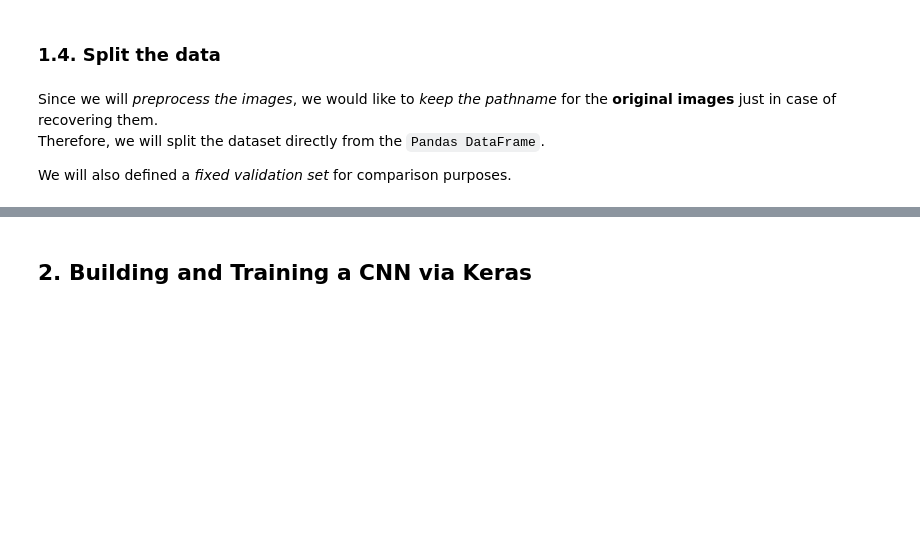
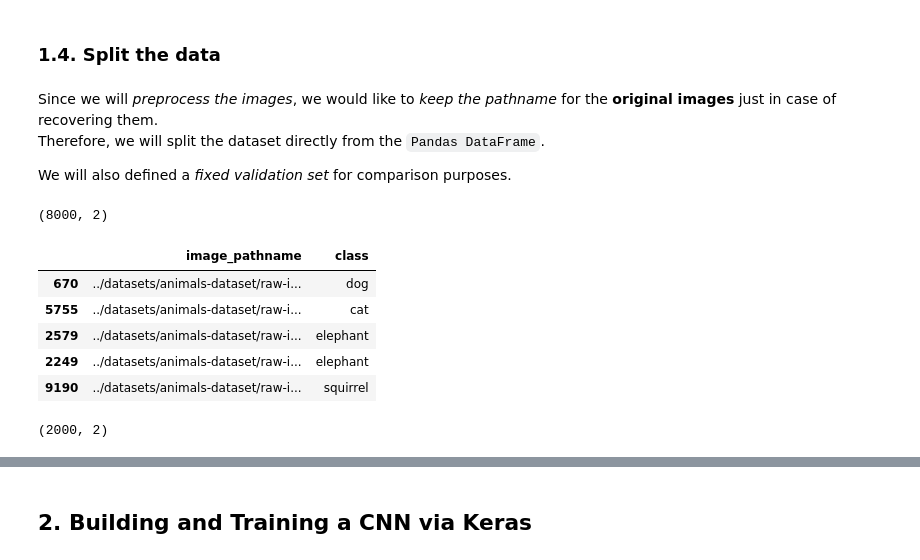
Before and after one commit to iamsamucoding/IFSP-CMP-D3APL-2023.1, a Jupyter notebook: cnn/animals_dataset_v1.ipynb, the cells around one changed output, grey strips where cells are left out. Drawn from its saved outputs; the diff is of its cells as text; code cells hidden in the pictures; blank space fills up the shorter version.

```diff
--- a/cnn/animals_dataset_v1.ipynb
+++ b/cnn/animals_dataset_v1.ipynb
@@ -125,6 +138,23 @@ from sklearn.model_selection import train_test_split
 labels = dataset_df['class']
 
 dataset_df_full_train, dataset_df_test = train_test_split(dataset_df, test_size=0.2, random_state=42, stratify=labels)
+# %%
+dataset_df_full_train.shape
+# %% [output]
+(8000, 2)
+# %%
+dataset_df_full_train.head()
+# %% [output]
+|  | image_pathname | class |
+| 670 | ../datasets/animals-dataset/raw-i... | dog |
+| 5755 | ../datasets/animals-dataset/raw-i... | cat |
+| 2579 | ../datasets/animals-dataset/raw-i... | elephant |
+| 2249 | ../datasets/animals-dataset/raw-i... | elephant |
+| 9190 | ../datasets/animals-dataset/raw-i... | squirrel |
+# %%
+dataset_df_test.shape
+# %% [output]
+(2000, 2)
 # %%
 # for a stratified sampling, we need to pass the labels
 labels_full_train = dataset_df_full_train['class']
```
Also changed, not shown: parts of 42 cells of this notebook, 3 other files.
